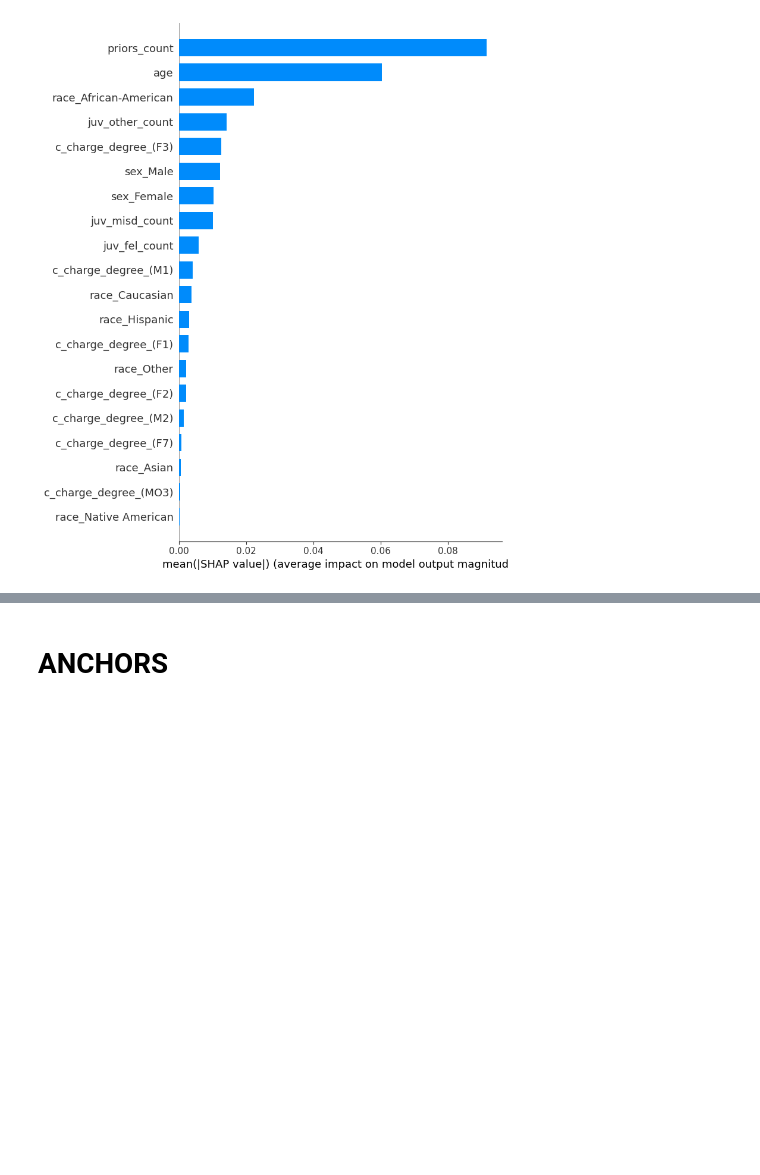
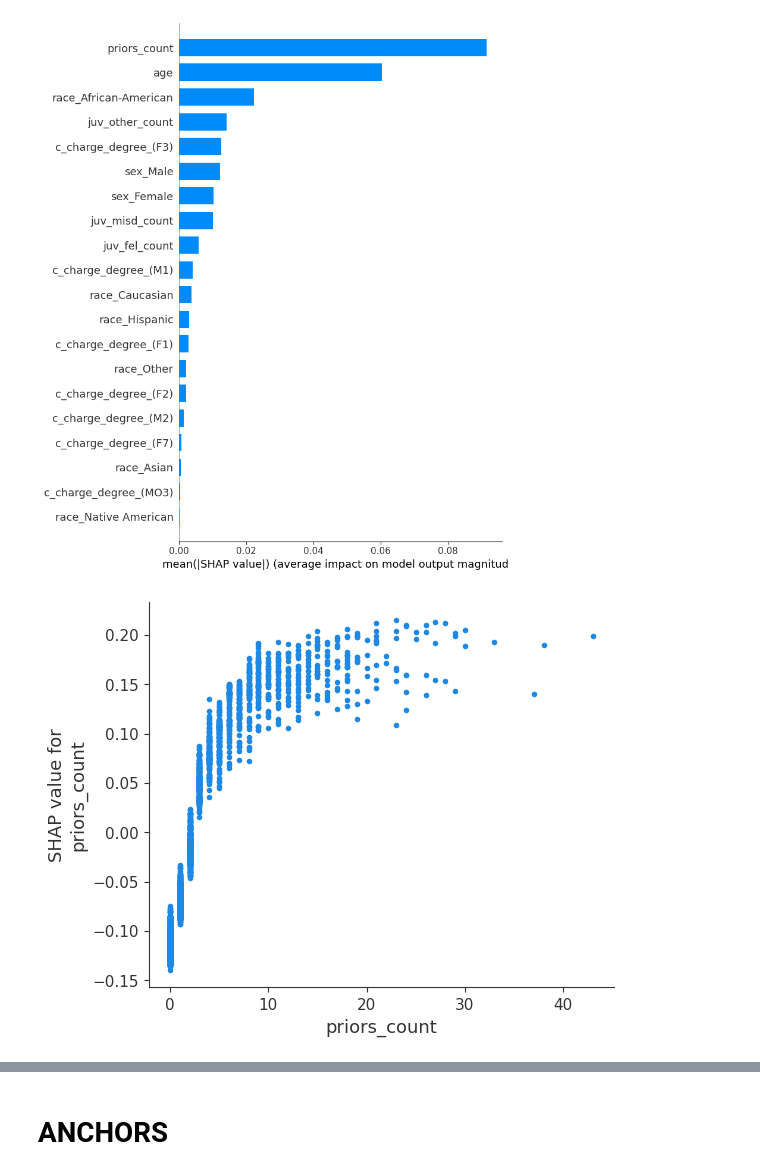
Before and after one commit to SarahSwinnen/ExplainabilityCOMPAS, a Jupyter notebook: notebook.ipynb, the cells around one changed output, grey strips where cells are left out. Drawn from its saved outputs; the diff is of its cells as text; code cells hidden in the pictures; blank space fills up the shorter version.

```diff
--- a/notebook.ipynb
+++ b/notebook.ipynb
@@ -265,3 +264,13 @@ shap.summary_plot(shap_class1_vals, X_test_enc, max_display=20)
 shap.summary_plot(shap_class1_vals, X_test_enc, plot_type='bar', max_display=20)
 # %% [output]
 [figure]
+# %%
+# SHAP dependence plot for priors_count
+shap.dependence_plot(
+    "priors_count",
+    shap_class1_vals,
+    X_test_enc,
+    interaction_index=None
+)
+# %% [output]
+[figure, added]
```
Also changed, not shown: parts of 10 cells of this notebook.
